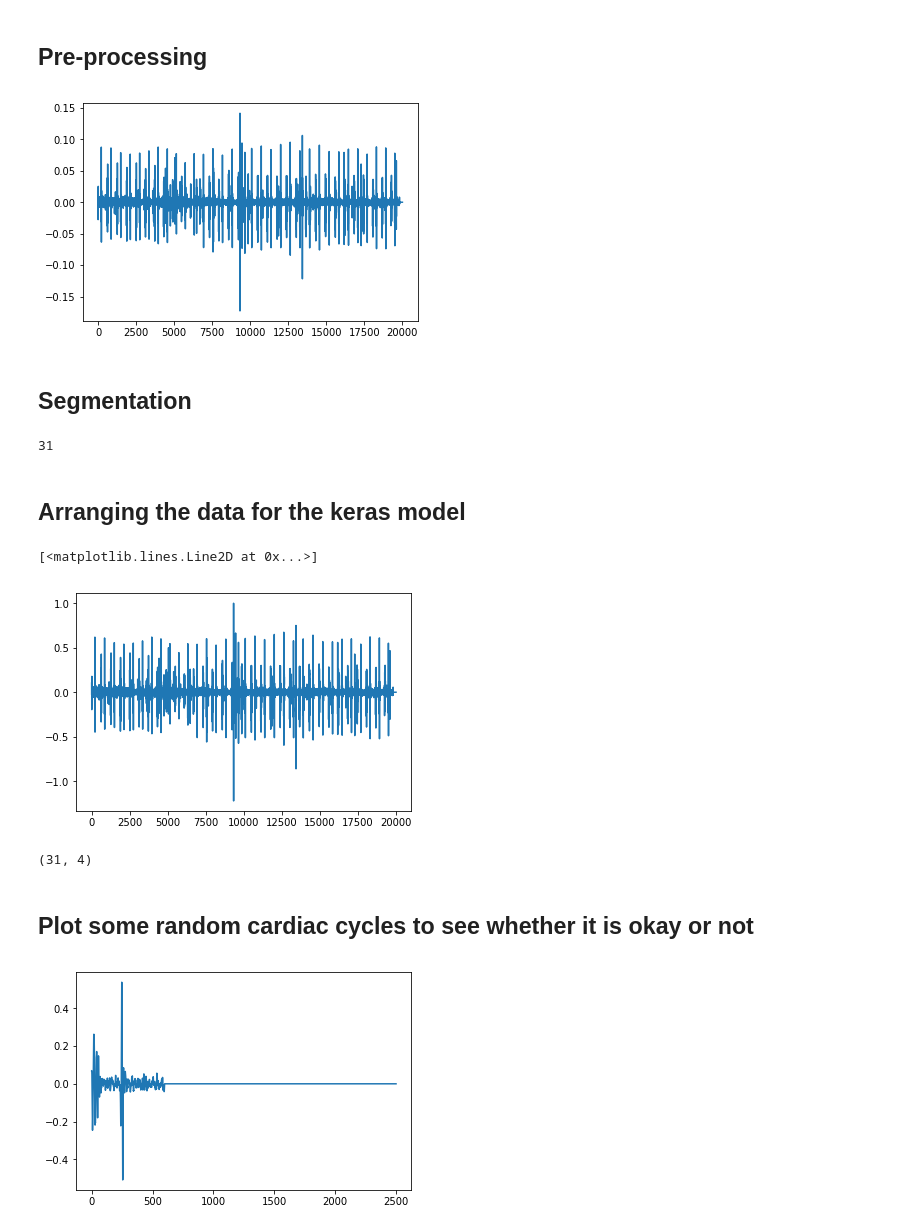
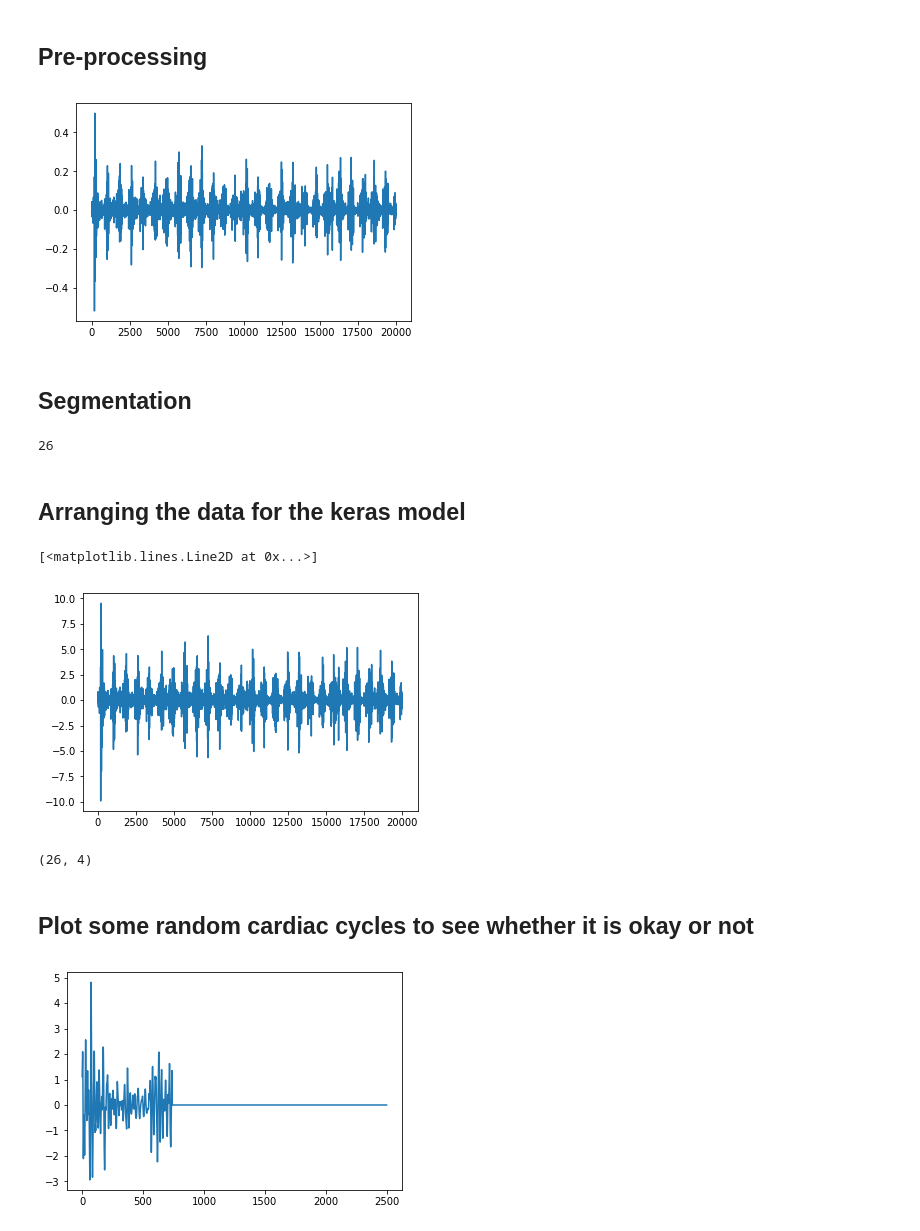
Before and after one commit to bbruhh/heartnet, a Jupyter notebook: codes/Wav file pipeline for heartnet.ipynb, the cells around one changed output. Saved outputs shown, nothing was run; the diff lists cells and outputs as text; code cells hidden in the pictures.

```diff
--- a/codes/Wav file pipeline for heartnet.ipynb
+++ b/codes/Wav file pipeline for heartnet.ipynb
@@ -15,7 +15,23 @@ nsamp=2500;
 # file_path='/media/taufiq/Data/heart_sound/Heart_Sound/Physionet/training/training-a/a0002.wav'
 # file_path='/media/taufiq/Data/heart_sound/Heart_Sound/Physionet/training/training-a/a0007.wav'
 # file_path='/media/taufiq/Data/heart_sound/Heart_Sound/Physionet/training/training-b/b0018.wav'
-file_path='/media/taufiq/Data/heart_sound/Server/Heartnet/test.wav'
+# file_path='/media/taufiq/Data/heart_sound/Server/Heartnet/test.wav' #0.46955934
+# file_path='/home/taufiq/Downloads/wavexports/1_sitting_aortic.wav' #0.50722462
+# file_path='/home/taufiq/Downloads/wavexports/1_sitting_mitral.wav' #0.51495665
+# file_path='/home/taufiq/Downloads/wavexports/1_sitting_pulmonic.wav' #0.5808894
+# file_path='/home/taufiq/Downloads/wavexports/1_sitting_tricuspid.wav' #0.65291744
+# file_path='/home/taufiq/Downloads/wavexports/1_supine_aortic.wav' #0.69350135
+# file_path='/home/taufiq/Downloads/wavexports/1_supine_mitral.wav' #0.72684127
+# file_path='/home/taufiq/Downloads/wavexports/1_supine_pulmonic.wav' #0.85361111
+# file_path='/home/taufiq/Downloads/wavexports/2_supine_mitral.wav' #0.80656379
+# file_path='/home/taufiq/Downloads/wavexports/2_supine_ontheneck.wav' #0.79087454
+# file_path='/home/taufiq/Downloads/wavexports/2_supine_pulmonic.wav' #0.73623508
+file_path='/home/taufiq/Downloads/wavexports/2_supine_tricuspid.wav'
+# file_path='/home/taufiq/Downloads/wavexports/3_supine_tricuspid.wav' #0.5242548
+# file_path='/home/taufiq/Downloads/wavexports/3_supine_pulmonic.wav' #0.78235453
+# file_path='/home/taufiq/Downloads/wavexports/3_supine_mitral.wav' #0.65459943
+# file_ath = '/home/taufiq/Downloads/wavexports/3_sitting_mitral.wav'
+# file_path='/home/taufiq/Downloads/wavexports/3_supine_aortic.wav'
 load_path='/media/taufiq/Data/heart_sound/models/fold1_noFIR 2018-02-02 09:52:02.463256/weights.0148-0.8902.hdf5'
 springer_path='/media/taufiq/Data/heart_sound/Heart_Sound/codes/cristhian.potes-204/'
 # %% [markdown]
@@ -36,7 +52,7 @@ PCG = eng.schmidt_spike_removal(PCG,matlab.double([target_fs]))
 plt.plot(np.hstack(np.asarray(PCG)))
 plt.show()
 # %% [output]
-[figure, old version]
+[figure, new version]
 # %% [markdown]
 ## Segmentation
 # %%
@@ -45,22 +61,22 @@ idx_states,last_idx=eng.get_states_python(assigned_states,nargout=2)
 # %%
 len(idx_states)
 # %% [output]
-31
+26
 # %% [markdown]
 ## Arranging the data for the keras model
 # %%
 ncc=len(idx_states)
 idx_states=np.hstack(np.asarray(idx_states))
 idx_states=np.reshape(idx_states,(ncc,4))
 idx_states=idx_states-1 ## -1 for python indexing compatibility
 PCG = np.hstack(np.asarray(PCG))
 x = np.zeros([ncc,nsamp],dtype=np.double)
 x.shape
-PCG = PCG/np.max(PCG)
+PCG = PCG/np.std(PCG)
 plt.plot(PCG)
 # %% [output]
 [<matplotlib.lines.Line2D at 0x...>]
-[figure, old version]
+[figure, new version]
 # %%
 for row in range(ncc):
     if row == ncc-1:
@@ -73,7 +89,7 @@ x = np.reshape(x,(x.shape[0],x.shape[1],1))
 # %%
 idx_states.shape
 # %% [output]
-(31, 4)
+(26, 4)
 # %% [markdown]
 ## Plot some random cardiac cycles to see whether it is okay or not
 # %%
@@ -81,7 +97,7 @@ plt.plot(x[np.random.randint(1,x.shape[0])])
 # plt.plot(x[0])
 plt.show()
 # %% [output]
-[figure, old version]
+[figure, new version]
 # %%
 model=heartnet(load_path,'relu')
 # %%
```
Also changed, not shown: parts of 2 cells of this notebook, 2 other files.
